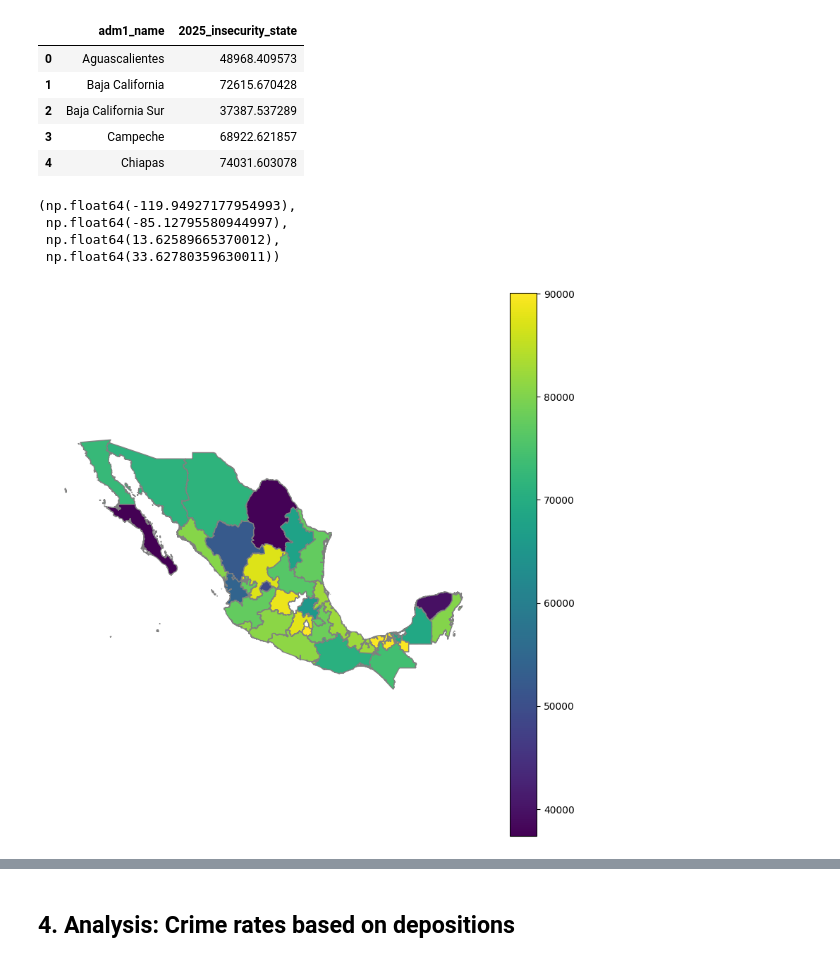
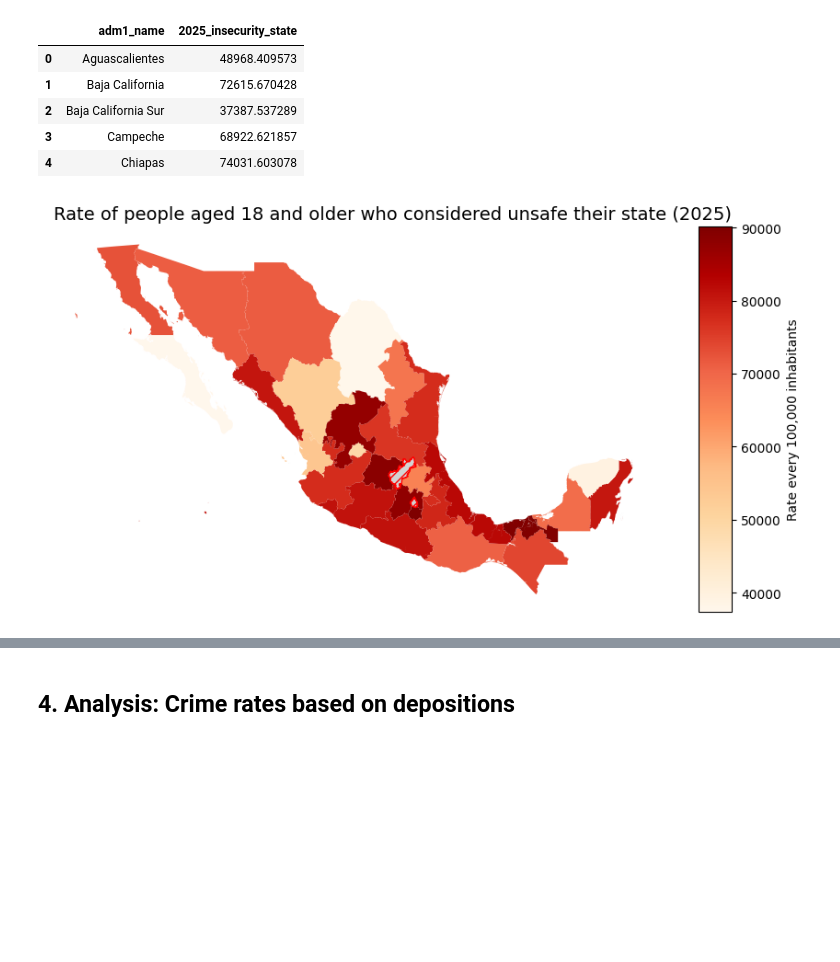
Before and after one commit to irenecelebrin/programming-for-data-analytics, a Jupyter notebook: project/project.ipynb, the cells around one changed output, grey strips where cells are left out. Cells and saved outputs as stored; diff of their text form; code cells hidden in the pictures; blank space fills up the shorter version.

```diff
--- a/project/project.ipynb
+++ b/project/project.ipynb
@@ -695,13 +705,29 @@ map[["adm1_name", "2025_insecurity_state"]].head()
 # %%
 # https://nbviewer.org/github/pysal/inequality/blob/main/docs/user-guide/measure/theil.ipynb
 # https://www.youtube.com/watch?v=aGPQXD-rLgw
+# legend: https://geopandas.org/en/stable/docs/user_guide/mapping.html#creating-a-legend
+# https://matplotlib.org/stable/api/_as_gen/matplotlib.axes.Axes.set_axis_off.html
+
+
+fig, ax = plt.subplots(1, 1)
+divider = make_axes_locatable(ax)
+
+cax = divider.append_axes("right", size="5%", pad=0.1)
+map.plot(
+    column='2025_insecurity_state',
+    ax=ax,
+    legend=True,
+    cax=cax,
+    legend_kwds={"label": "Rate every 100,000 inhabitants", "orientation": "vertical"},
+    cmap='OrRd',
+    missing_kwds={"color": "lightgrey", "edgecolor": "red", "hatch": "///"}
+);
+ax.set_axis_off()
+plt.title('Rate of people aged 18 and older who considered unsafe their state (2025)', size = 14, loc = 'right')
 plt.rcParams['figure.figsize'] = [10, 10]
-map.plot(column='2025_insecurity_state', legend=True, edgecolor="grey")
+
+
+#plt.legend()
 # https://share.google/aimode/U1k86IMoMlSjQWVUh
-plt.axis('off')
 # %% [output]
-(np.float64(-119.94927177954993),
- np.float64(-85.12795580944997),
- np.float64(13.62589665370012),
- np.float64(33.62780359630011))
-[figure, old version]
+[figure, new version]
```
Also changed, not shown: parts of 10 cells of this notebook.
